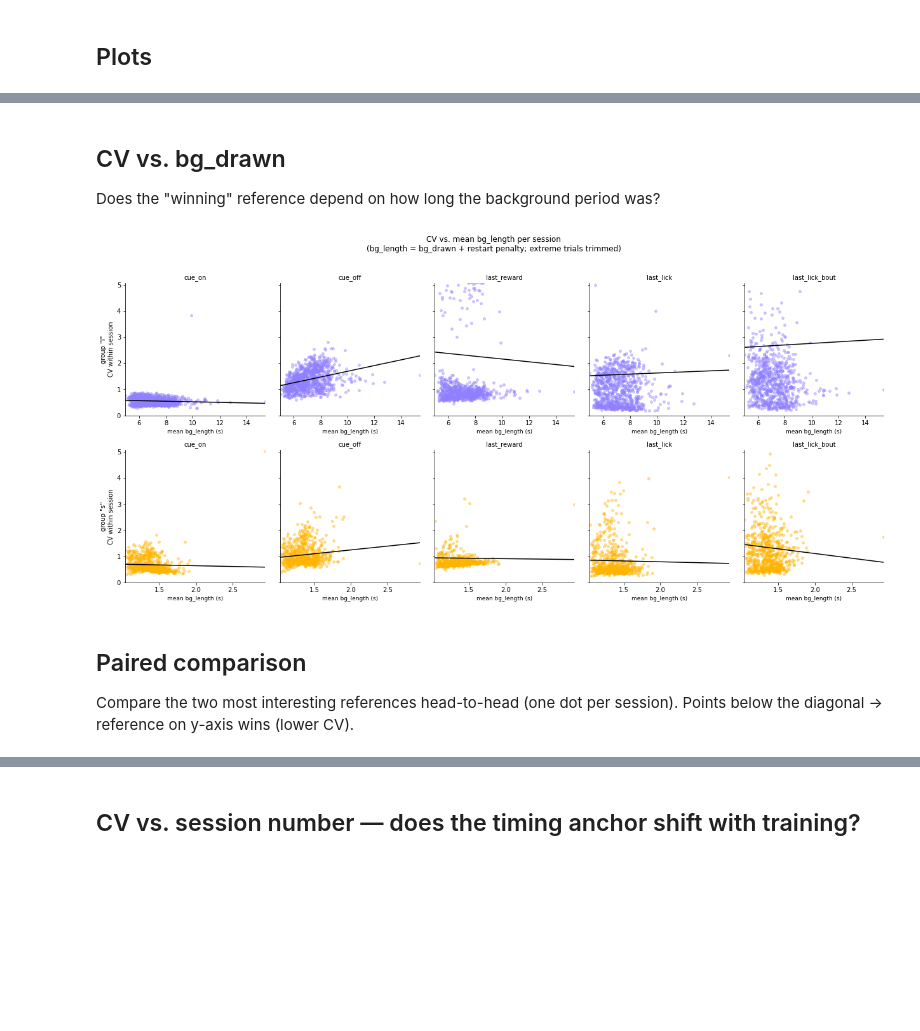
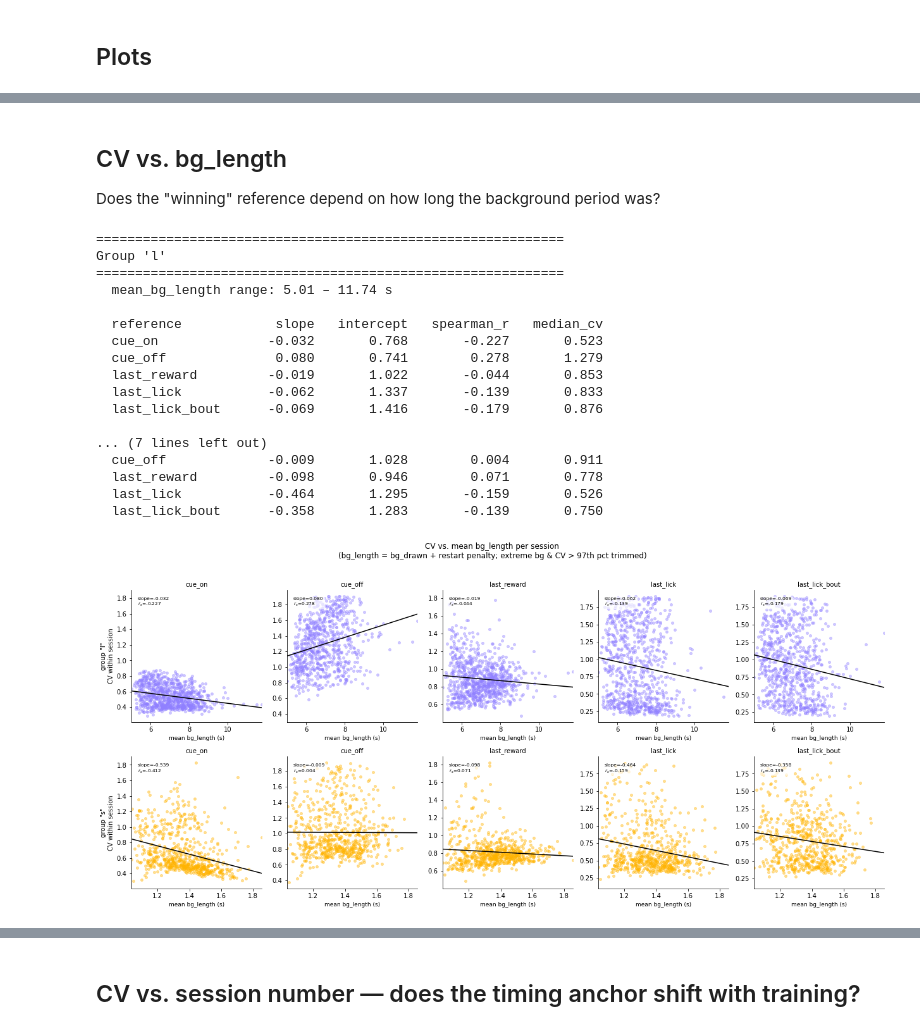
Before and after one commit to rebz444/luckycharm, a Jupyter notebook: timing_anchor_cv.ipynb, the cells around one changed output, grey strips where cells are left out. Drawn from its saved outputs; the diff is of its cells as text; code cells hidden in the pictures; blank space fills up the shorter version.

```diff
--- a/timing_anchor_cv.ipynb
+++ b/timing_anchor_cv.ipynb
@@ -15,7 +16,7 @@ data_folder = os.path.join(data_dir, exp)
 figure_folder = os.path.join(data_dir, 'timing_anchor_cv')
 os.makedirs(figure_folder, exist_ok=True)
 # %%
-trials_training = pd.read_csv(os.path.join(data_folder, 'trials_training_filtered2.csv'))
+trials_training = pd.read_csv(os.path.join(data_folder, 'trials_cleaned.csv'))
 print(trials_training.shape)
 trials_training.head(3)
 # %% [output]
@@ -216,11 +503,21 @@ heat_binned = heat_data.groupby('bin')[ref_order].mean()
 # Cap colour scale at 95th percentile so a few large-CV sessions don't wash out the palette
 vmax = heat_binned.stack().quantile(0.95)
 
+# Summarise trend: correlation of each reference with bin rank
+print("Spearman correlation with bin rank (positive = darker → lighter = CV rises with cue_off CV):")
+for ref in ref_order:
+    r = heat_binned[ref].dropna().rank().corr(
+        pd.Series(range(len(heat_binned[ref].dropna())), index=heat_binned[ref].dropna().index),
+        method='spearman'
+    )
+    print(f"  {ref:16s}  r = {r:.3f}")
+print()
+
 fig, ax = plt.subplots(figsize=(7, 8))
 sns.heatmap(
-    heat_binned, cmap='viridis_r', ax=ax,
+    heat_binned, cmap='viridis', ax=ax,
     vmin=0, vmax=vmax,
-    cbar_kws={'label': f'mean CV (capped at {vmax:.2f})'},
+    cbar_kws={'label': f'mean CV (capped at {vmax:.2f})  —  darker = more consistent'},
     yticklabels=10   # label every 10th bin (= every 20th percentile)
 )
 ax.set_xlabel('Timing reference', fontsize=11)
@@ -234,8 +606,9 @@ plt.show()
 # %% [markdown]
-## CV vs. bg_drawn
+## CV vs. bg_length
 
-Does the "winning" reference depend on how long the background period was?
+Does the "winning" reference depend on how long the background period was? <br>
 # %%
+
 # bg_length = actual experienced delay (bg_drawn + restart penalty from bg licks)
 bg_per_session = (
     trials.groupby(['dir', 'group'])['bg_length']
@@ -250,46 +623,81 @@ group_palette = {'s': '#ffb400', 'l': '#9080ff'}
 y_cap = cv_with_bg['cv'].quantile(0.95)
 n_refs = len(timing_refs)
 
+# Print values
+for grp in groups:
+    print(f"{'='*60}")
+    print(f"Group '{grp}'")
+    print(f"{'='*60}")
+    grp_data = cv_with_bg[cv_with_bg['group'] == grp]
+    print(f"  mean_bg_length range: {grp_data['mean_bg_length'].min():.2f} – {grp_data['mean_bg_length'].max():.2f} s\n")
+    print(f"  {'reference':16s}  {'slope':>8}  {'intercept':>10}  {'spearman_r':>11}  {'median_cv':>10}")
+    for label, _ in timing_refs.items():
+        sub = grp_data[grp_data['reference'] == label].dropna(subset=['cv', 'mean_bg_length'])
+        sub = sub[sub['cv'] <= y_cap]
+        m, b = np.polyfit(sub['mean_bg_length'], sub['cv'], 1)
+        r = sub['mean_bg_length'].corr(sub['cv'], method='spearman')
+        med = sub['cv'].median()
+        print(f"  {label:16s}  {m:>8.3f}  {b:>10.3f}  {r:>11.3f}  {med:>10.3f}")
+    print()
+
 fig, axes = plt.subplots(
     len(groups), n_refs,
     figsize=(3.5 * n_refs, 4 * len(groups)),
-    sharey=True   # shared y across all panels; x is per-row since ranges differ by group
+    sharey='col',
+    sharex='row',
 )
 
 for row, grp in enumerate(groups):
     grp_data = cv_with_bg[cv_with_bg['group'] == grp]
     color = group_palette.get(grp, 'gray')
 
-    # share x within each row
     x_min = grp_data['mean_bg_length'].min()
     x_max = grp_data['mean_bg_length'].max()
 
     for col, (label, _) in enumerate(timing_refs.items()):
         ax = axes[row, col]
         sub = grp_data[grp_data['reference'] == label].dropna(subset=['cv', 'mean_bg_length'])
+        sub = sub[sub['cv'] <= y_cap]
         ax.scatter(sub['mean_bg_length'], sub['cv'], alpha=0.4, s=15, color=color)
         if len(sub) > 5:
             m, b = np.polyfit(sub['mean_bg_length'], sub['cv'], 1)
+            r = sub['mean_bg_length'].corr(sub['cv'], method='spearman')
             xr = np.linspace(x_min, x_max, 50)
             ax.plot(xr, m * xr + b, color='black', lw=1.5)
+            ax.text(0.05, 0.95,
+                    f'slope={m:.3f}\n$r_s$={r:.3f}',
+                    transform=ax.transAxes,
+                    fontsize=7.5, va='top', ha='left',
+                    bbox=dict(boxstyle='round,pad=0.3', fc='white', alpha=0.7, ec='none'))
         ax.set_xlim(x_min, x_max)
-        ax.set_ylim(0, y_cap)
         ax.set_title(label, fontsize=10)
         ax.set_xlabel('mean bg_length (s)', fontsize=9)
         if col == 0:
             ax.set_ylabel(f'group "{grp}"\nCV within session', fontsize=10)
         sns.despine(ax=ax)
 
 fig.suptitle('CV vs. mean bg_length per session\n'
-             '(bg_length = bg_drawn + restart penalty; extreme trials trimmed)',
+             '(bg_length = bg_drawn + restart penalty; extreme bg & CV > 97th pct trimmed)',
              fontsize=12, y=1.02)
 plt.tight_layout()
 plt.savefig(os.path.join(figure_folder, 'cv_vs_bg_length.png'), dpi=150, bbox_inches='tight')
 plt.show()
 # %% [output]
+============================================================
+Group 'l'
+============================================================
+  mean_bg_length range: 5.01 – 11.74 s
+
+  reference            slope   intercept   spearman_r   median_cv
+  cue_on              -0.032       0.768       -0.227       0.523
+  cue_off              0.080       0.741        0.278       1.279
+  last_reward         -0.019       1.022       -0.044       0.853
+  last_lick           -0.062       1.337       -0.139       0.833
+  last_lick_bout      -0.069       1.416       -0.179       0.876
+
+... (7 lines left out)
+  cue_off             -0.009       1.028        0.004       0.911
+  last_reward         -0.098       0.946        0.071       0.778
+  last_lick           -0.464       1.295       -0.159       0.526
+  last_lick_bout      -0.358       1.283       -0.139       0.750
-[figure, old version]
+[figure, new version]
-# %% [markdown]
-## Paired comparison
-
-Compare the two most interesting references head-to-head (one dot per session).
-Points below the diagonal → reference on y-axis wins (lower CV).
```
Also changed, not shown: parts of 67 cells of this notebook, 17 other files.
